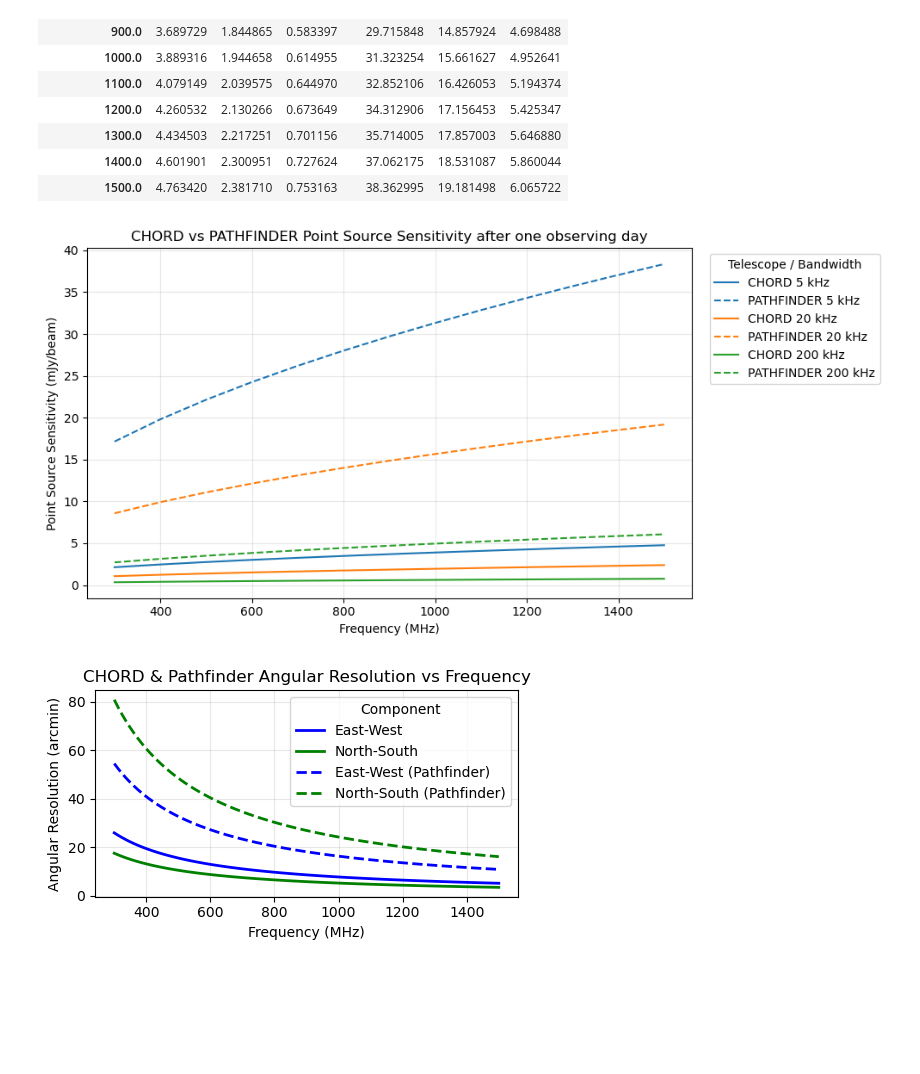
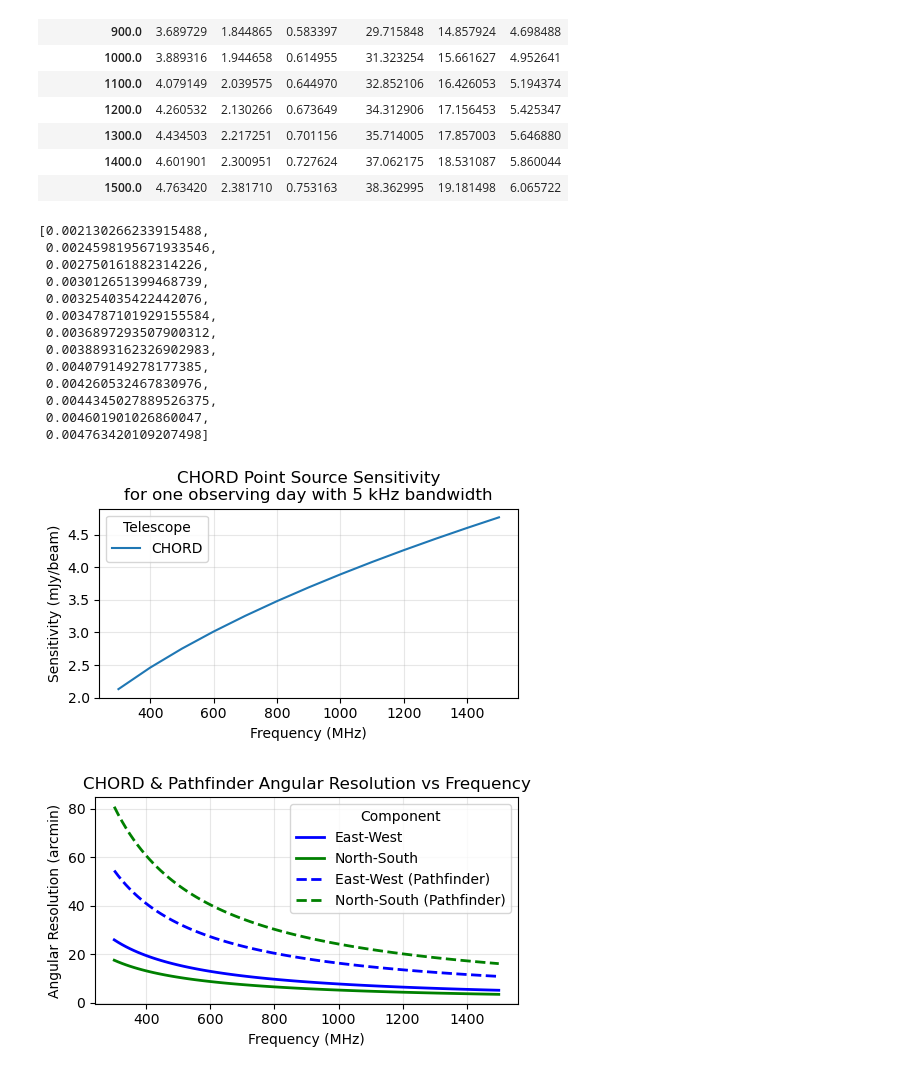
Before and after one commit to DuncanCSt/CHORD_Sensitivity, a Jupyter notebook: notebooks/sensitivity/noise_rms.ipynb, the cells around one changed output. Drawn from its saved outputs; the diff is of its cells as text; code cells hidden in the pictures; blank space fills up the shorter version.

Commit message:
More improvements to sensitivity section

```diff
--- a/notebooks/sensitivity/noise_rms.ipynb
+++ b/notebooks/sensitivity/noise_rms.ipynb
@@ -65,40 +62,50 @@ sigma_rms_df
 | 1300.0 | 4.434503 | 2.217251 | 0.701156 | 35.714005 | 17.857003 | 5.646880 |
 | 1400.0 | 4.601901 | 2.300951 | 0.727624 | 37.062175 | 18.531087 | 5.860044 |
 | 1500.0 | 4.763420 | 2.381710 | 0.753163 | 38.362995 | 19.181498 | 6.065722 |
+# %%
+chord.sigma_rms(freq=freq_range, delta_nu=bandwidth)
+# %% [output]
+[0.002130266233915488,
+ 0.0024598195671933546,
+ 0.002750161882314226,
+ 0.003012651399468739,
+ 0.003254035422442076,
+ 0.0034787101929155584,
+ 0.0036897293507900312,
+ 0.0038893162326902983,
+ 0.004079149278177385,
+ 0.004260532467830976,
+ 0.0044345027889526375,
+ 0.004601901026860047,
+ 0.004763420109207498]
 # %%
-fig, ax = plt.subplots(figsize=(10, 5))
+fig, ax = plt.subplots(figsize=(5, 3))
 
-bw_labels = [f"{bw} kHz" for bw in bandwidth_range]
-colors = plt.rcParams["axes.prop_cycle"].by_key()["color"]
+bandwidth = 5e3 # kHz
+freq_range = np.linspace(300, 1500, 13) # MHz
 
-for i, bw in enumerate(bw_labels):
-    c = colors[i % len(colors)]
-    ax.plot(
-        sigma_rms_df.index,
-        sigma_rms_df[("CHORD", bw)],
-        color=c,
-        # marker="o",
-        linestyle="-",
-        label=f"CHORD {bw}",
-    )
-    ax.plot(
-        sigma_rms_df.index,
-        sigma_rms_df[("PATHFINDER", bw)],
-        color=c,
-        # marker="o",
-        linestyle="--",
-        label=f"PATHFINDER {bw}",
-    )
+ax.plot(
+    freq_range,
+    np.array(chord.sigma_rms(freq=freq_range, delta_nu=bandwidth))*1e3,  # Convert to mJy/beam
+    linestyle="-",
+    label=f"CHORD",
+)
+# ax.plot(
+#     freq_range,
+#     pathfinder.sigma_rms(freq=freq_range, delta_nu=bandwidth),
+#     linestyle="--",
+#     label=f"PATHFINDER",
+# )
 
 ax.set_xlabel("Frequency (MHz)")
-ax.set_ylabel("Point Source Sensitivity (mJy/beam)")
-ax.set_title("CHORD vs PATHFINDER Point Source Sensitivity after one observing day")
+ax.set_ylabel("Sensitivity (mJy/beam)")
+ax.set_title("CHORD Point Source Sensitivity\nfor one observing day with 5 kHz bandwidth")
 ax.grid(True, alpha=0.3)
-ax.legend(title="Telescope / Bandwidth", bbox_to_anchor=(1.02, 1), loc="upper left")
+ax.legend(title="Telescope")
 plt.tight_layout()
 
-fig.savefig(output_dir / "chord_vs_pathfinder_point_source_sensitivity.png", dpi=300, bbox_inches="tight")
+fig.savefig(output_dir / "chord_point_source_sensitivity.png", dpi=300, bbox_inches="tight")
 # %% [output]
-[figure, old version]
+[figure, new version]
 # %%
 freq = np.linspace(300, 1500, 100)  # MHz
```
Also changed, not shown: parts of 4 cells of this notebook, 6 other files.
